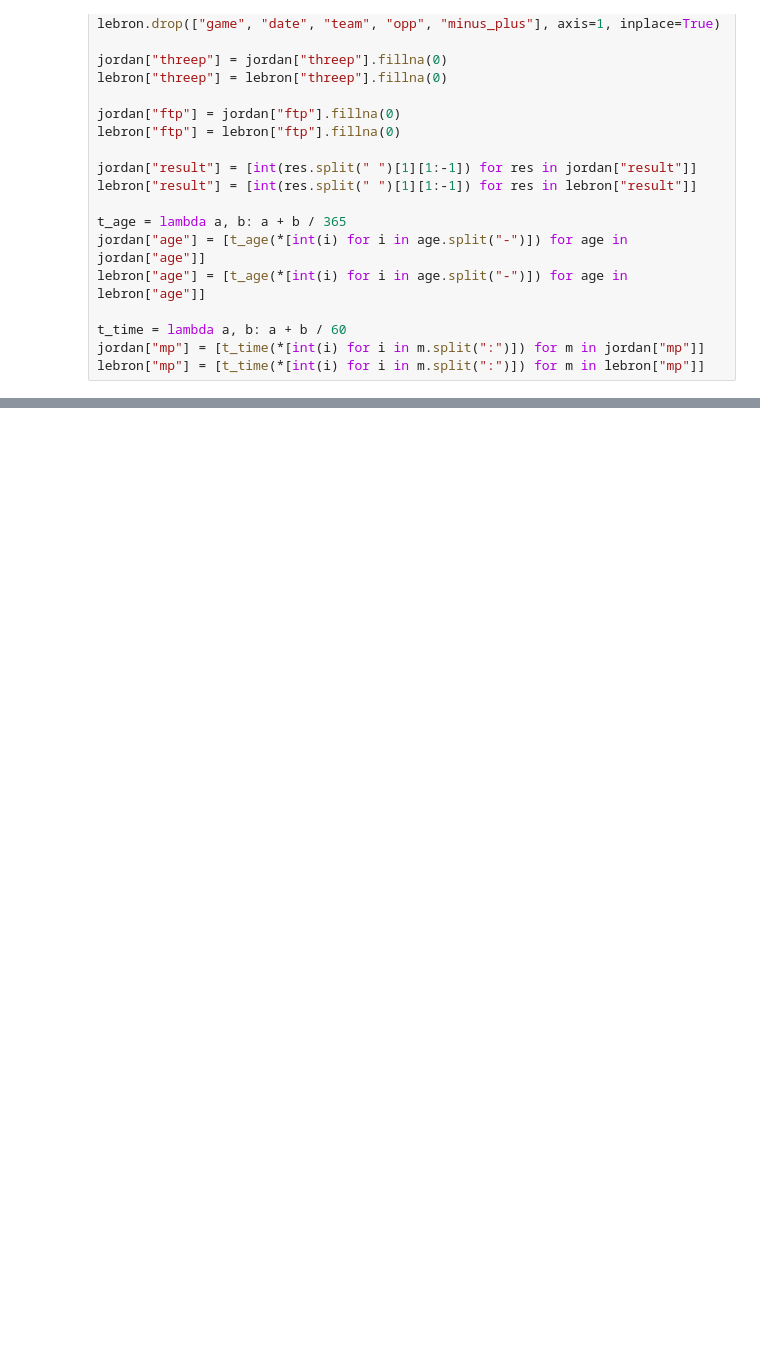
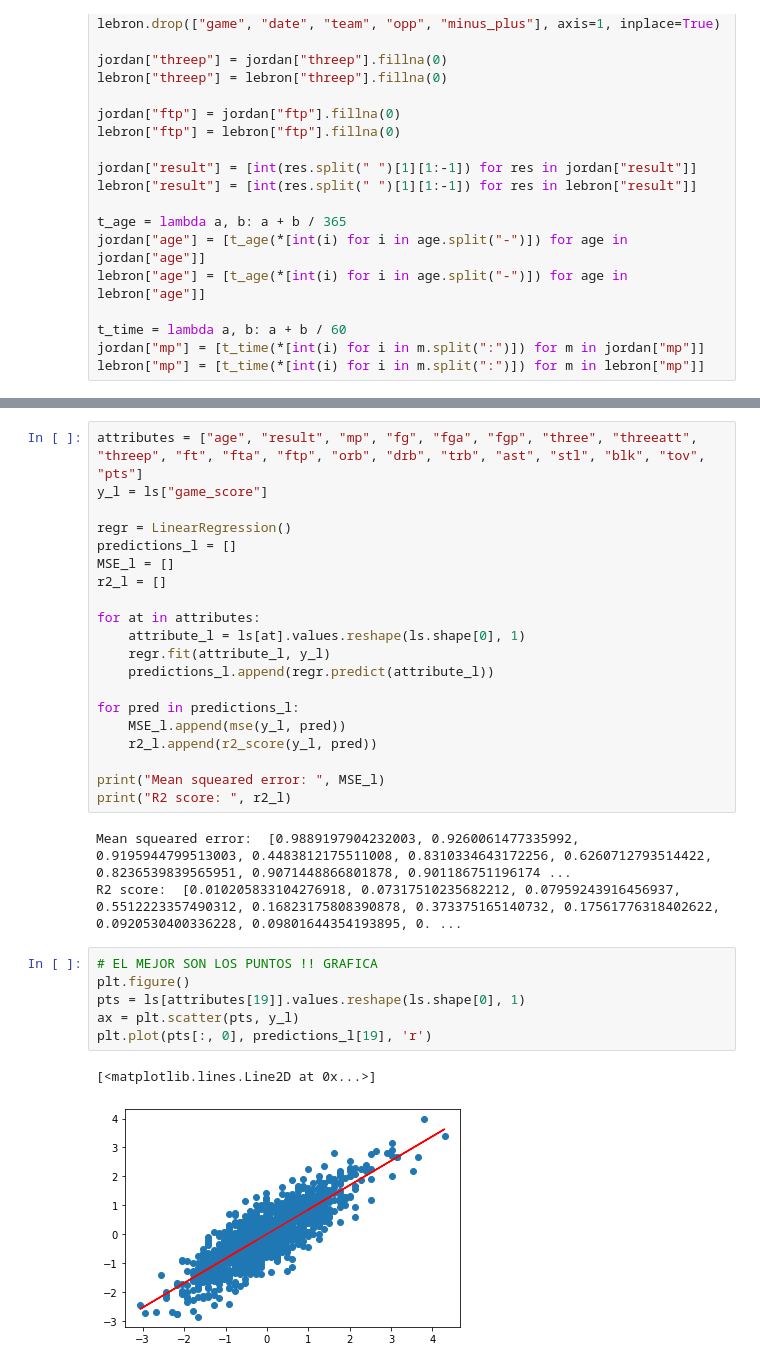
Before and after one commit to Marc-Con-C/Lebron-VS-Jordan, a Jupyter notebook: linear_regresions.ipynb, the cells around one changed output, grey strips where cells are left out. Cells and saved outputs as stored; diff of their text form; blank space fills up the shorter version.

```diff
--- a/linear_regresions.ipynb
+++ b/linear_regresions.ipynb
@@ -228,0 +413,32 @@ Text(0, 0.5, 'Predicted game_score')
+# %%
+attributes = ["age", "result", "mp", "fg", "fga", "fgp", "three", "threeatt", "threep", "ft", "fta", "ftp", "orb", "drb", "trb", "ast", "stl", "blk", "tov", "pts"]
+y_l = ls["game_score"]
+
+regr = LinearRegression()
+predictions_l = []
+MSE_l = []
+r2_l = []
+
+for at in attributes:
+    attribute_l = ls[at].values.reshape(ls.shape[0], 1)
+    regr.fit(attribute_l, y_l)
+    predictions_l.append(regr.predict(attribute_l))
+
+for pred in predictions_l:
+    MSE_l.append(mse(y_l, pred))
+    r2_l.append(r2_score(y_l, pred))
+
+print("Mean squeared error: ", MSE_l)
+print("R2 score: ", r2_l)
+# %% [output]
+Mean squeared error:  [0.9889197904232003, 0.9260061477335992, 0.9195944799513003, 0.4483812175511008, 0.8310334643172256, 0.6260712793514422, 0.8236539839565951, 0.9071448866801878, 0.901186751196174 ...
+R2 score:  [0.010205833104276918, 0.07317510235682212, 0.07959243916456937, 0.5512223357490312, 0.16823175808390878, 0.373375165140732, 0.17561776318402622, 0.0920530400336228, 0.09801644354193895, 0. ...
+# %%
+# EL MEJOR SON LOS PUNTOS !! GRAFICA
+plt.figure()
+pts = ls[attributes[19]].values.reshape(ls.shape[0], 1)
+ax = plt.scatter(pts, y_l)
+plt.plot(pts[:, 0], predictions_l[19], 'r')
+# %% [output]
+[<matplotlib.lines.Line2D at 0x...>]
+[figure, added]
```
Also changed, not shown: parts of 40 cells of this notebook.
